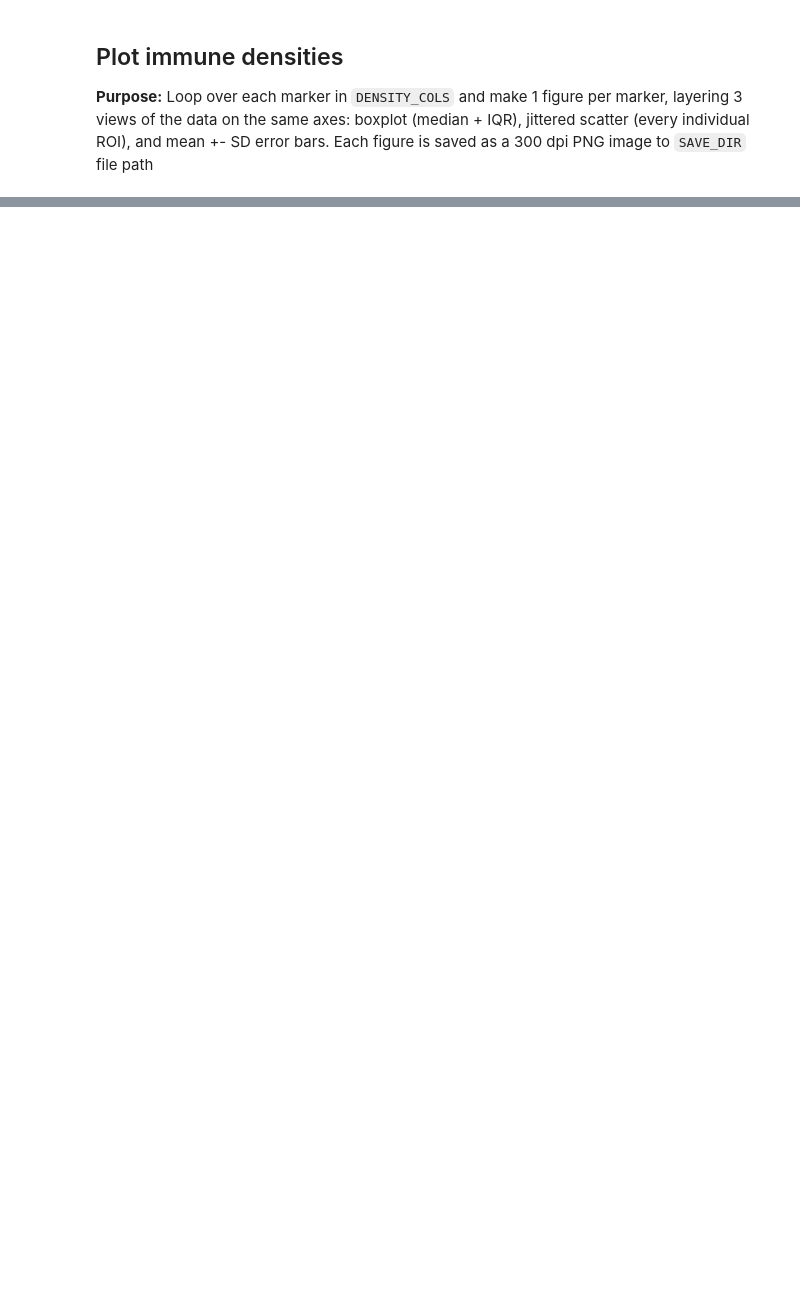
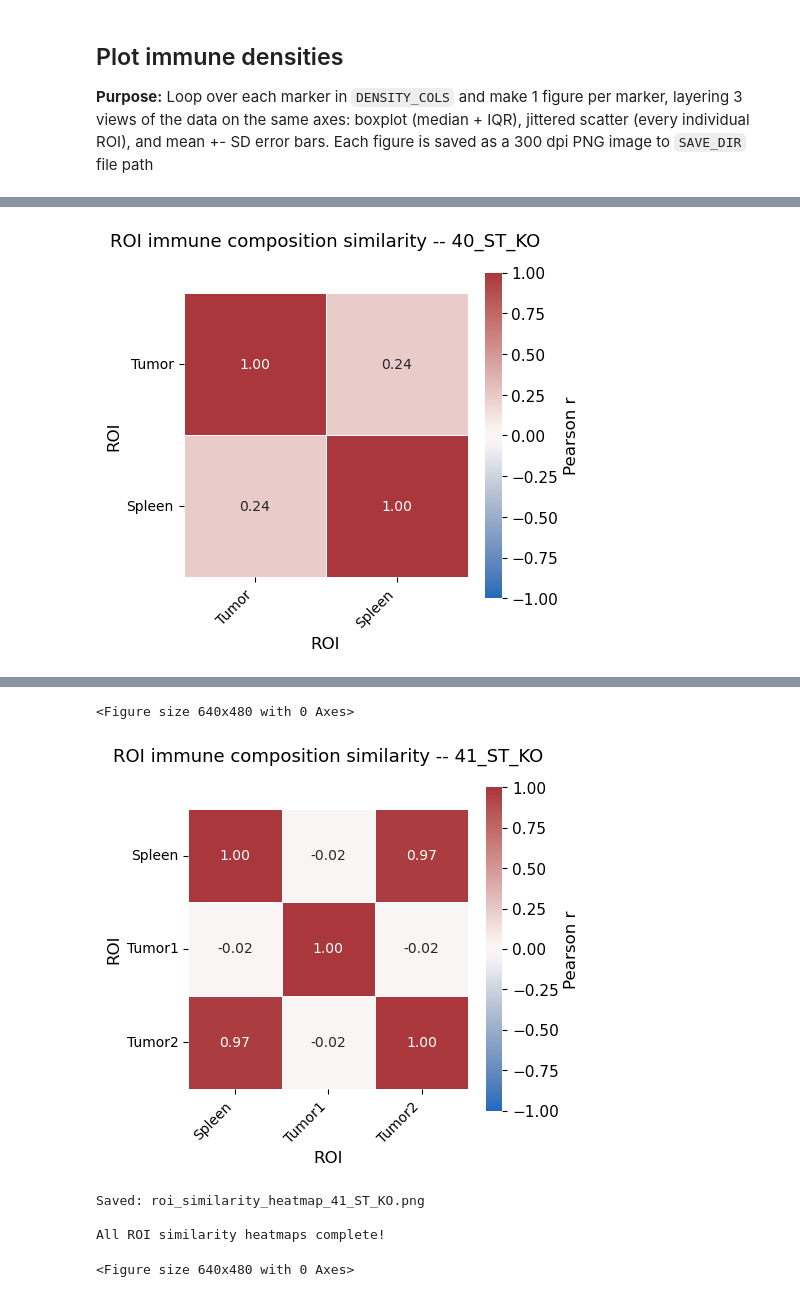
Before and after one commit to elizabethxiu/Elizabeth_Notebooks, a Jupyter notebook: Elizabeth_step3_nopc_immune_plots.ipynb, the cells around one changed output, grey strips where cells are left out. Saved outputs shown, nothing was run; the diff lists cells and outputs as text; code cells hidden in the pictures; blank space fills up the shorter version.

```diff
--- a/Elizabeth_step3_nopc_immune_plots.ipynb
+++ b/Elizabeth_step3_nopc_immune_plots.ipynb
@@ -398,2 +416,69 @@ finally:
  Saved: immune_density_heatmap.png
 <Figure size 640x480 with 0 Axes>
+# %%
+## ROI similarity heatmap
+# For each sample computes how similar each ROI's overall immune composition is to every other ROI
+# Basically each ROI is represented as a vector of all cell type fractions
+# Correlation between 2 ROIs = how similar those vectors are
+# Close to 1 = ROIs have similar immune composition (and then close to -1 = very dif)
+
+for sample, sample_df in df.groupby("Sample"):  # loop through each sample separately
+
+    print(f"\nProcessing sample: {sample}")
+
+    # first build a matrix where rows = ROIs and columns = cell type fractions
+    # rename column names so they're cleaner: "cd8 t cells_fraction" becomes "CD8 T CELLS"
+    FRACTION_COLS = [c.replace('_cells_per_mm2', '_fraction') for c in DENSITY_COLS]
+    cell_type_names = [c.replace('_cells_per_mm2', '').upper() for c in DENSITY_COLS]
+    roi_matrix = sample_df.set_index("ROI")[FRACTION_COLS].copy() # make a copy of cell type fractions
+
+
+    roi_matrix.columns = cell_type_names  # rename columns to clean names like "CD8 T CELLS"
+
+    print(roi_matrix)  # print so you can see what's going into the correlation
+
+    # Compute the ROI x ROI correlation matrix
+    # .T transposes so ROIs become columns (which is what we need for the correlation to work)
+    # because then .corr() correlates each pair of ROI columns
+    # result is a square matrix -- so rows and columns are both ROI names
+    corr_matrix = roi_matrix.T.corr()
+
+    print(f"\nCorrelation matrix for {sample}:")
+    print(corr_matrix.round(2)) # round to nearest 2 decimal places
+
+    # Draw the heatmap
+    fig, ax = plt.subplots(figsize=(max(5, len(corr_matrix) * 1.2), max(5, len(corr_matrix) * 1.0))) # scale by how many rois
+
+    sns.heatmap(
+        corr_matrix,
+        ax=ax,
+        cmap="vlag",   # blue = negative, white = zero, red = pos correlation
+        vmin=-1, vmax=1,  # fix color scale to full correlation range
+        annot=True,  # write the correlation value inside each cell
+        fmt=".2f", # two decimal places
+        annot_kws={"size": 10},
+        linewidths=0.5,
+        linecolor="white",
+        square=True,  # force square cells
+        cbar_kws={"label": "Pearson r", "shrink": 0.8}, # using pearson correlation
+    )
+
+    ax.set_title(f"ROI immune composition similarity -- {sample}", pad=34)  # title with sample name and pad it so no overlap
+    ax.set_xticklabels(ax.get_xticklabels(), rotation=45, ha="right", fontsize=10)  # rotate x labels so they fit
+    ax.set_yticklabels(ax.get_yticklabels(), rotation=0, fontsize=10)  # keep y labels horizontal
+
+    plt.tight_layout()  # auto adjust margins so nothing gets cut off
+    plt.show()
+
+    # Save with sample name in filename
+    try:
+        filename = f"roi_similarity_heatmap_{sample}.png"
+        plt.savefig(SAVE_DIR / filename, dpi=SAVE_DPI, bbox_inches="tight")
+        print(f"Saved: {filename}")
+    except Exception as e:
+        print(f"Could not save {sample}: {e}")
+    finally:
+        plt.close(fig)  # close figure
+
+print("\nAll ROI similarity heatmaps complete!")
+# %% [output]
@@ -399,0 +501 @@ finally:
+[figure, added]
@@ -400,3 +519,9 @@ finally:
+<Figure size 640x480 with 0 Axes>
+[figure, added]
+Saved: roi_similarity_heatmap_41_ST_KO.png
+
+All ROI similarity heatmaps complete!
+<Figure size 640x480 with 0 Axes>
 # %%
 ## Immune marker correlation heatmap
 # Shows how correlated each pair of immune markers is across all ROIs
```
Also changed, not shown: parts of 7 cells of this notebook.
